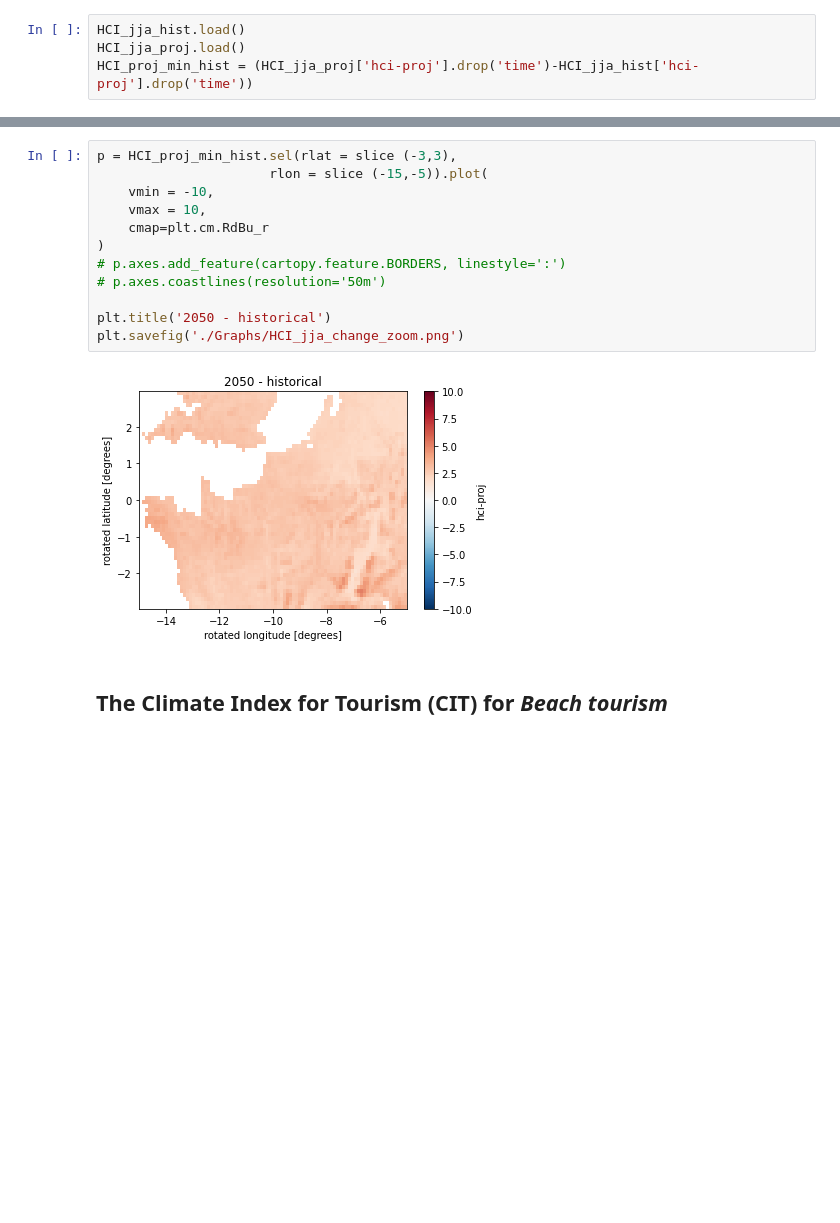
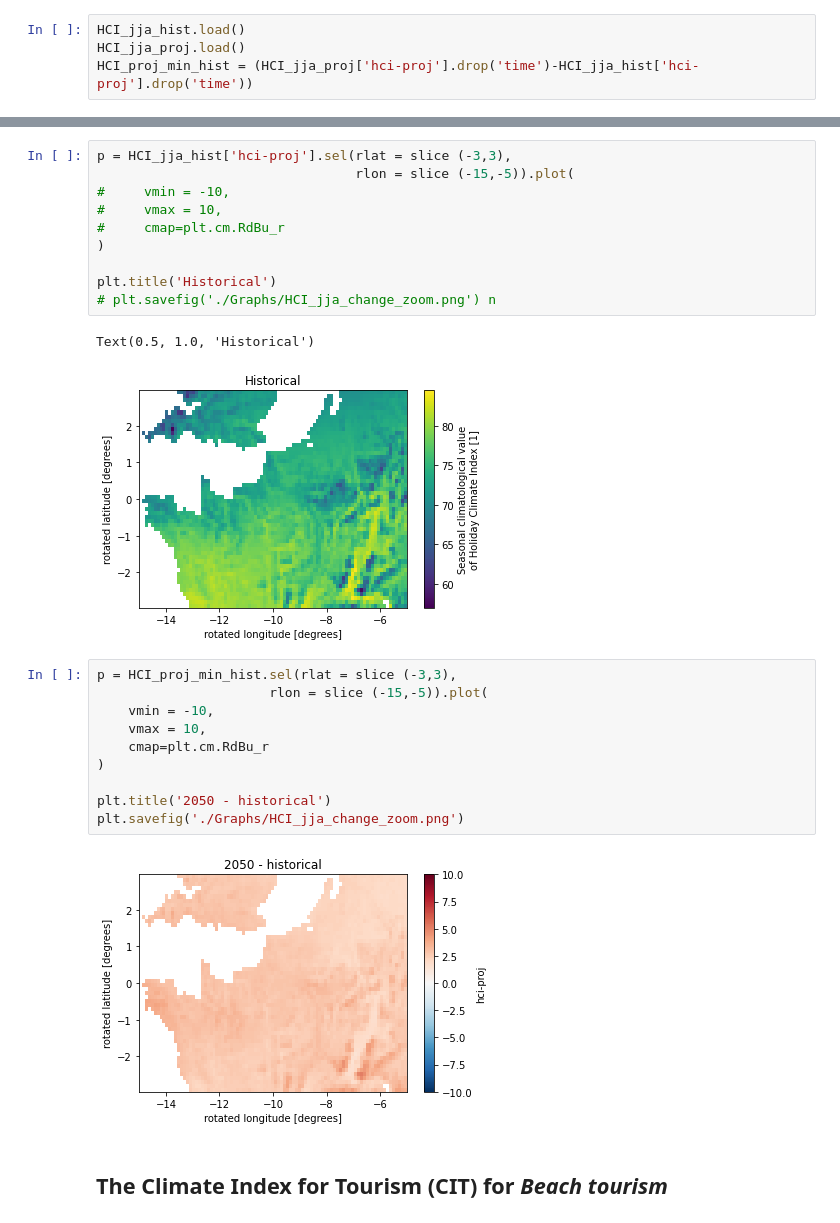
Before and after one commit to Climate-Adaptation-Services-CAS/Tourism, a Jupyter notebook: Tourism_Zuid-Holland.ipynb, the cells around one changed output, grey strips where cells are left out. Drawn from its saved outputs; the diff is of its cells as text; blank space fills up the shorter version.

```diff
--- a/Tourism_Zuid-Holland.ipynb
+++ b/Tourism_Zuid-Holland.ipynb
@@ -111,3 +243,16 @@ Text(0.5, 1.0, '2050 - historical')
+# %%
+p = HCI_jja_hist['hci-proj'].sel(rlat = slice (-3,3),
+                                 rlon = slice (-15,-5)).plot(
+#     vmin = -10,
+#     vmax = 10,
+#     cmap=plt.cm.RdBu_r
+)
+
+plt.title('Historical')
+# plt.savefig('./Graphs/HCI_jja_change_zoom.png') n
+# %% [output]
+Text(0.5, 1.0, 'Historical')
+[figure, added]
 # %%
 p = HCI_proj_min_hist.sel(rlat = slice (-3,3),
                       rlon = slice (-15,-5)).plot(
@@ -115,8 +260,6 @@ p = HCI_proj_min_hist.sel(rlat = slice (-3,3),
     vmax = 10,
     cmap=plt.cm.RdBu_r
 )
-# p.axes.add_feature(cartopy.feature.BORDERS, linestyle=':')
-# p.axes.coastlines(resolution='50m')
 
 plt.title('2050 - historical')
 plt.savefig('./Graphs/HCI_jja_change_zoom.png')
```
Also changed, not shown: parts of 22 cells of this notebook, 1 other file.
